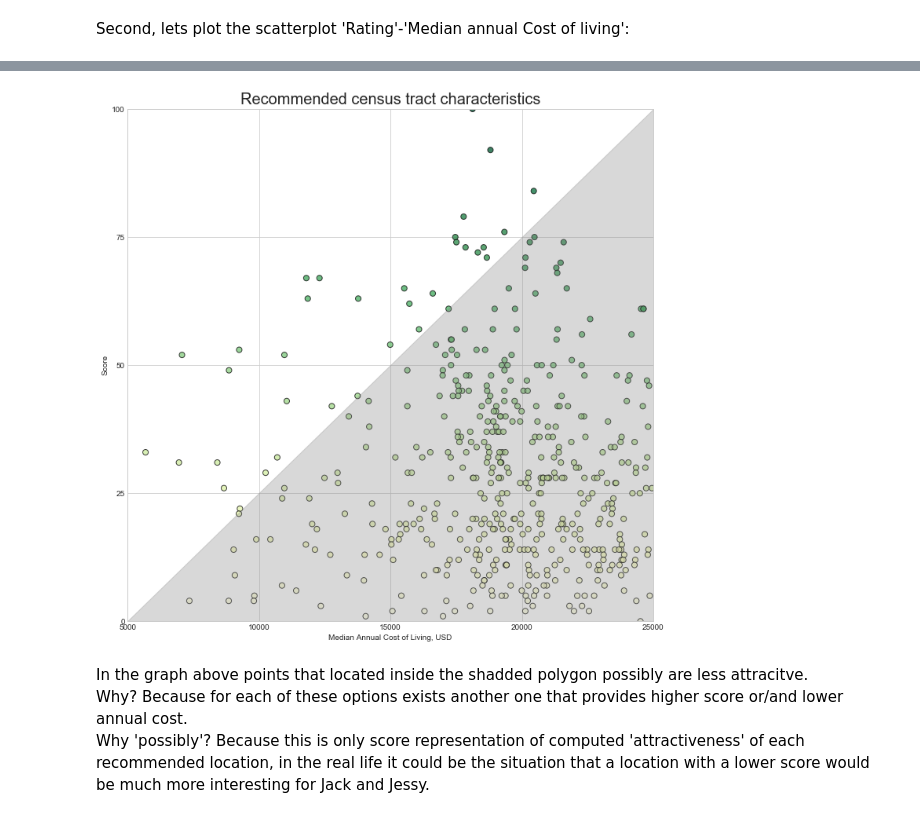
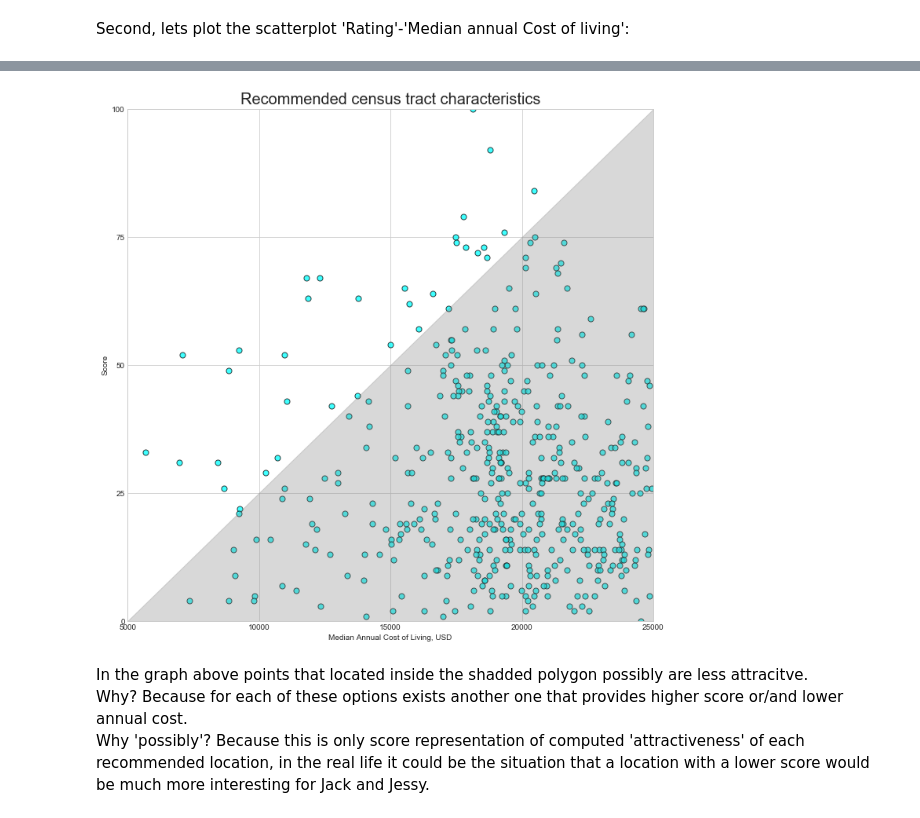
Before and after one commit to SergeiMerson/IBM-Sertificate, a Jupyter notebook: Capstone Project Notebook - Recommendation System.ipynb, the cells around one changed output, grey strips where cells are left out. Cells and saved outputs as stored; diff of their text form; code cells hidden in the pictures.

```diff
--- a/Capstone Project Notebook - Recommendation System.ipynb
+++ b/Capstone Project Notebook - Recommendation System.ipynb
@@ -789,36 +826,35 @@ fig, ax = plt.subplots(figsize=(12,12))
 
 # Add scatterplot:
 ax.scatter(df_results['Total Costs'],
            df_results['Score'],
-           c=np.log(df_results['Total Costs']) * df_results['Score'],
-           cmap='YlGn',
+           c='cyan',
            edgecolors='black',
            s=50,
            alpha=0.75)
 
 # Set axis parameters:
 ax.set(xlim=(5000,25000),
        ylim=(0,100),
        xticks=range(5000,25001,5000),
        yticks=range(0,101,25),
        xlabel='Median Annual Cost of Living, USD',
        ylabel='Score')
 
 # Add polygon to mark possibly less attractive options:
 ax.add_collection(mpl.collections.PatchCollection([
     mpl.patches.Polygon([[5000,0],
                          [25000,0],
                          [25000,100]],closed=True)],
     color='gray',
     alpha=0.3))
 
 # Set title:
 ax.set_title('Recommended census tract characteristics', fontsize=20)
 
 # Show the graph:
 plt.show()
 # %% [output]
-[figure, old version]
+[figure, new version]
 # %% [markdown]
 In the graph above points that located inside the shadded polygon possibly are less attracitve.
 Why? Because for each of these options exists another one that provides higher score or/and lower annual cost.
```
Also changed, not shown: parts of 9 cells of this notebook.
